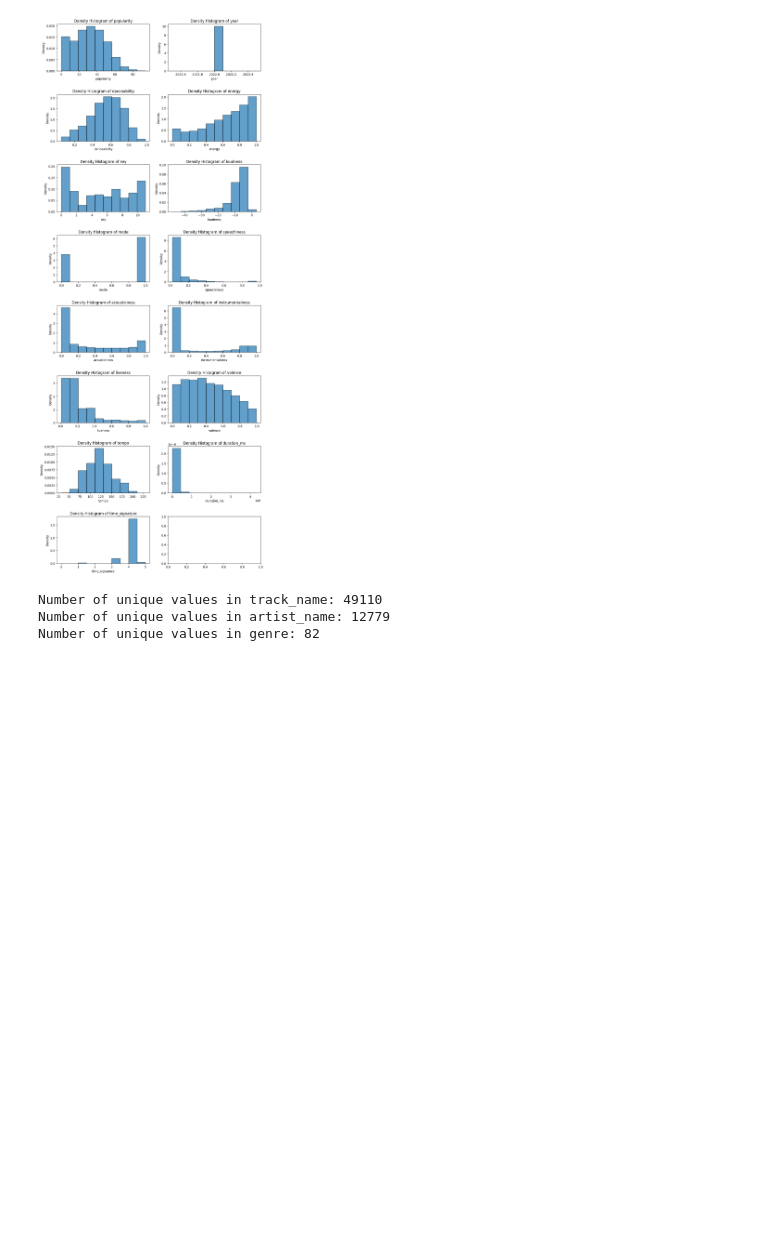
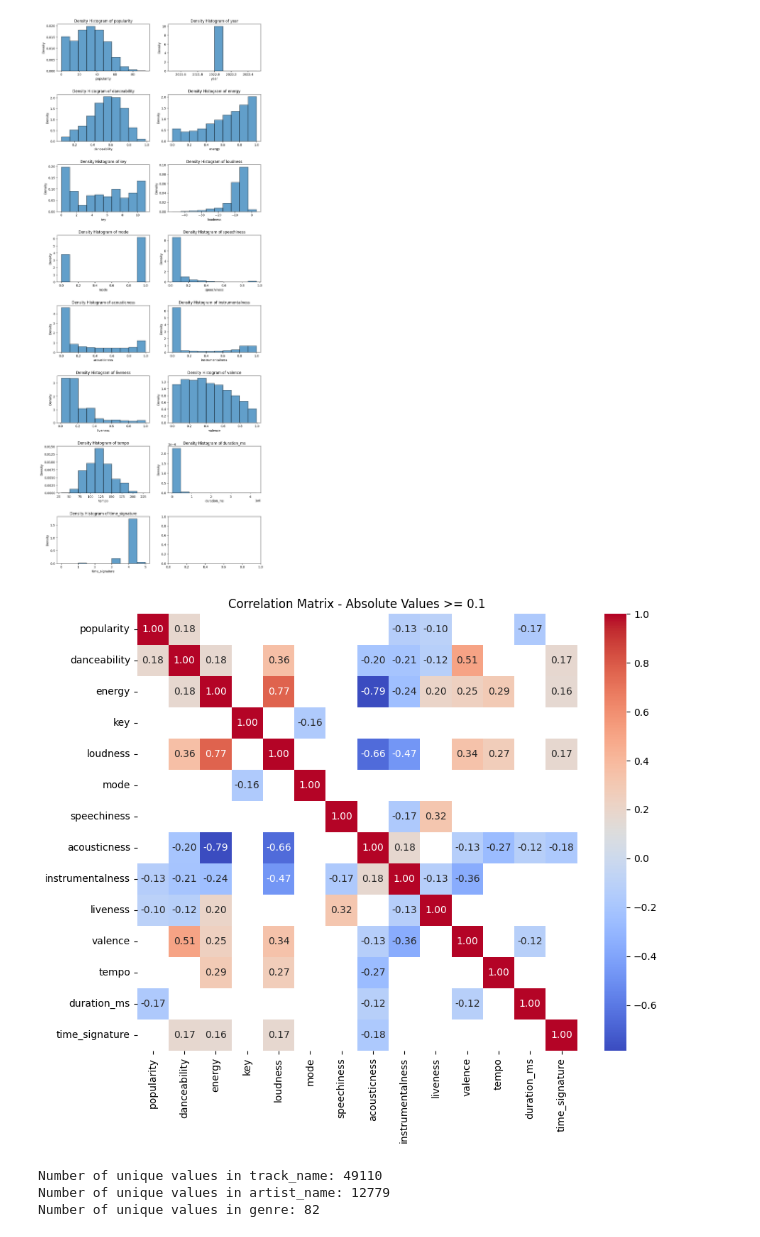
Before and after one commit to arimiche/Spotify_library, a Jupyter notebook: pipeline.ipynb, the cells around one changed output. Saved outputs shown, nothing was run; the diff lists cells and outputs as text; code cells hidden in the pictures; blank space fills up the shorter version.

```diff
--- a/pipeline.ipynb
+++ b/pipeline.ipynb
@@ -29,5 +31,12 @@ columns = ['popularity', 'year', 'danceability', 'energy', 'key', 'loudness', 'm
 hist = hist(df, columns, bins=10, plots_per_row=2).plot_distribution()
 # %% [output]
 [figure]
+# %%
+variables_list = ['popularity', 'danceability', 'energy', 'key', 'loudness', 'mode',
+                  'speechiness', 'acousticness', 'instrumentalness', 'liveness',
+                  'valence', 'tempo', 'duration_ms', 'time_signature']
+corr = correlations(df, variables_list, threshold=0.1).plot_correlation_heatmap()
+# %% [output]
+[figure, added]
 # %%
 # Calculate unique counts for the specified columns
```
Also changed, not shown: parts of 16 cells of this notebook, 2 other files.
